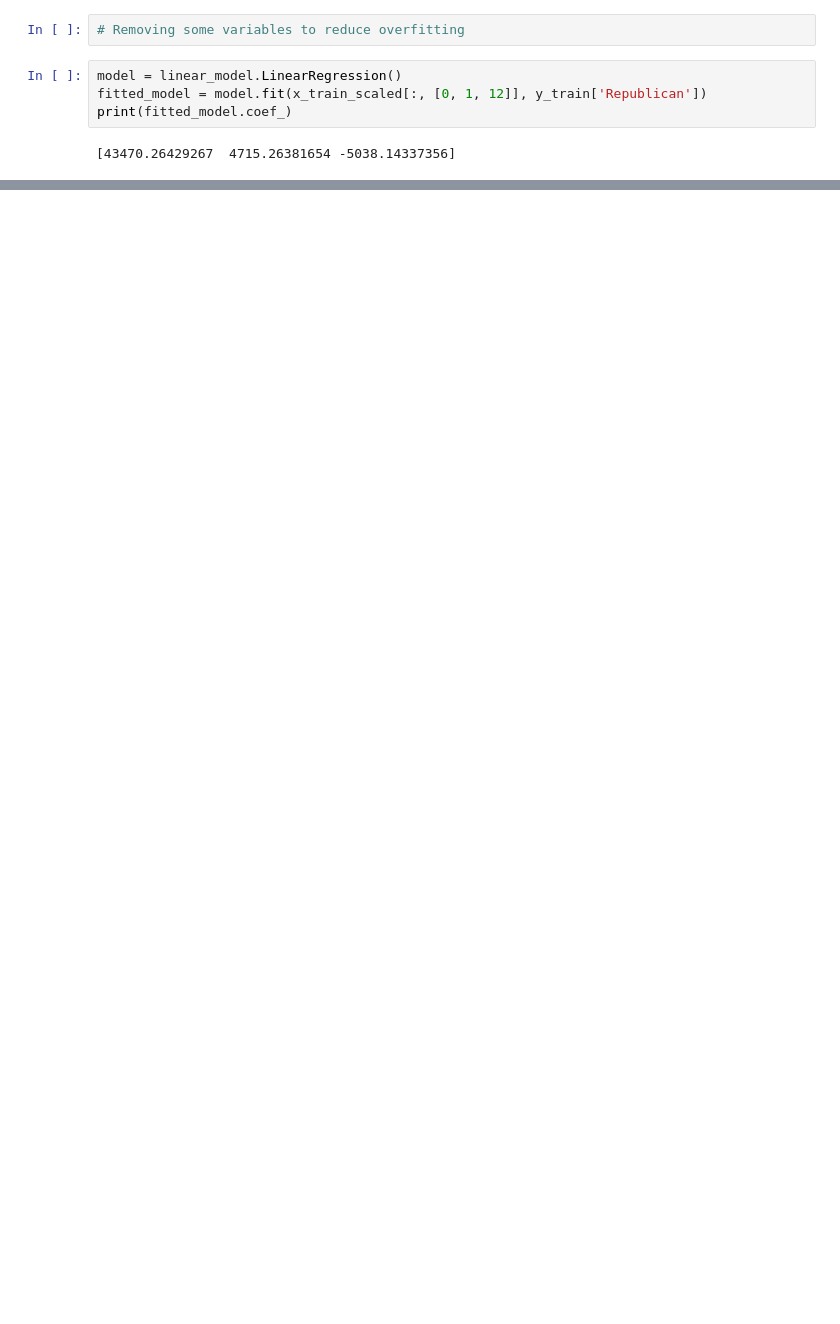
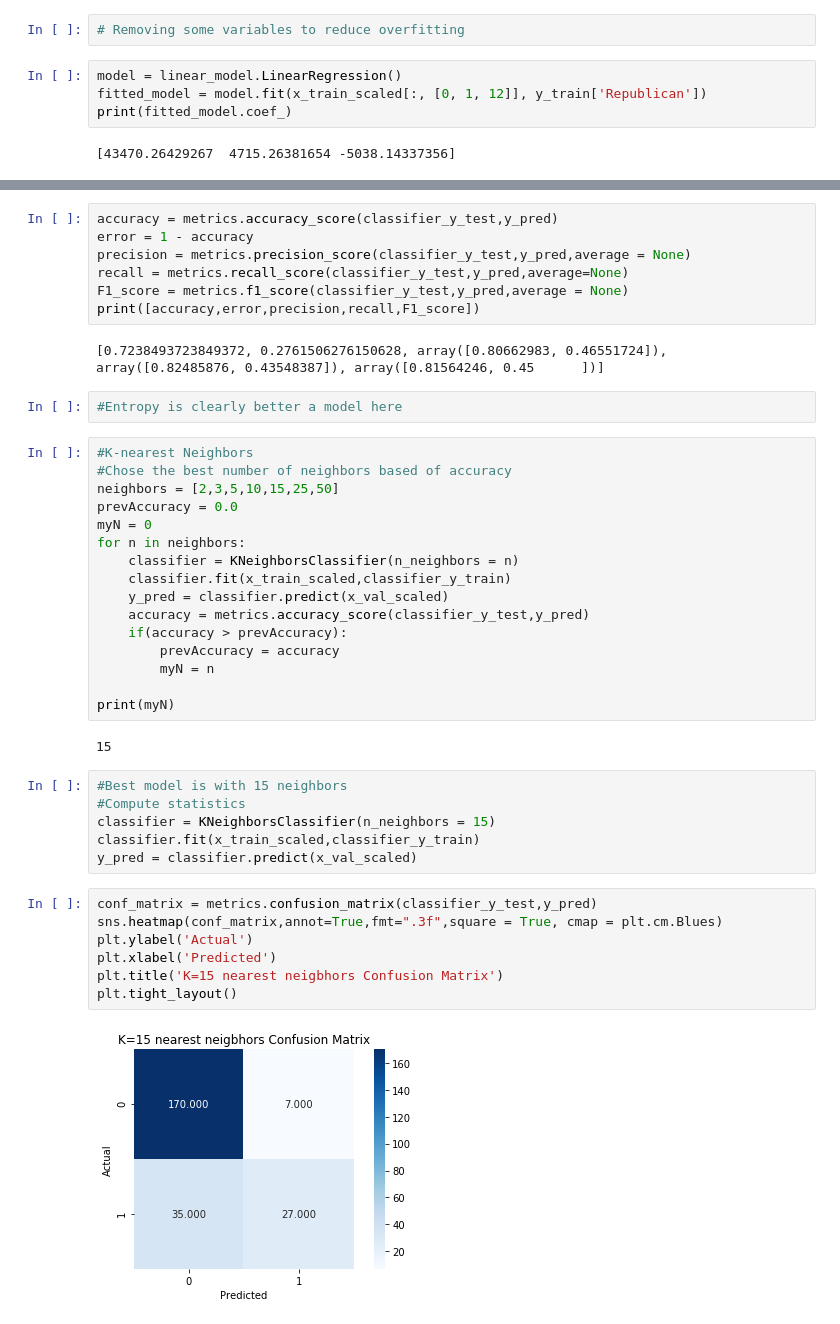
Before and after one commit to furqaanali/Election-Demographics-Modeling, a Jupyter notebook: project_02.ipynb, the cells around one changed output, grey strips where cells are left out. Cells and saved outputs as stored; diff of their text form; blank space fills up the shorter version.

```diff
--- a/project_02.ipynb
+++ b/project_02.ipynb
@@ -224,0 +291,44 @@ print(R_squared)
+# %%
+accuracy = metrics.accuracy_score(classifier_y_test,y_pred)
+error = 1 - accuracy
+precision = metrics.precision_score(classifier_y_test,y_pred,average = None)
+recall = metrics.recall_score(classifier_y_test,y_pred,average=None)
+F1_score = metrics.f1_score(classifier_y_test,y_pred,average = None)
+print([accuracy,error,precision,recall,F1_score])
+# %% [output]
+[0.7238493723849372, 0.2761506276150628, array([0.80662983, 0.46551724]), array([0.82485876, 0.43548387]), array([0.81564246, 0.45      ])]
+# %%
+#Entropy is clearly better a model here
+# %%
+#K-nearest Neighbors
+#Chose the best number of neighbors based of accuracy
+neighbors = [2,3,5,10,15,25,50]
+prevAccuracy = 0.0
+myN = 0
+for n in neighbors:
+    classifier = KNeighborsClassifier(n_neighbors = n)
+    classifier.fit(x_train_scaled,classifier_y_train)
+    y_pred = classifier.predict(x_val_scaled)
+    accuracy = metrics.accuracy_score(classifier_y_test,y_pred)
+    if(accuracy > prevAccuracy):
+        prevAccuracy = accuracy
+        myN = n
+
+print(myN)
+# %% [output]
+15
+# %%
+#Best model is with 15 neighbors
+#Compute statistics
+classifier = KNeighborsClassifier(n_neighbors = 15)
+classifier.fit(x_train_scaled,classifier_y_train)
+y_pred = classifier.predict(x_val_scaled)
+# %%
+conf_matrix = metrics.confusion_matrix(classifier_y_test,y_pred)
+sns.heatmap(conf_matrix,annot=True,fmt=".3f",square = True, cmap = plt.cm.Blues)
+plt.ylabel('Actual')
+plt.xlabel('Predicted')
+plt.title('K=15 nearest neigbhors Confusion Matrix')
+plt.tight_layout()
+# %% [output]
+[figure, added]
```
Also changed, not shown: parts of 34 cells of this notebook.
